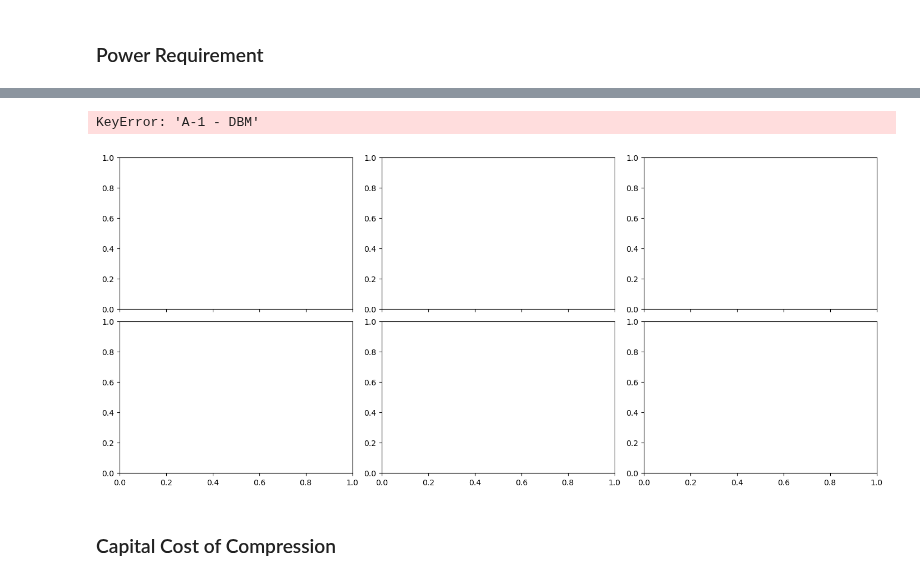
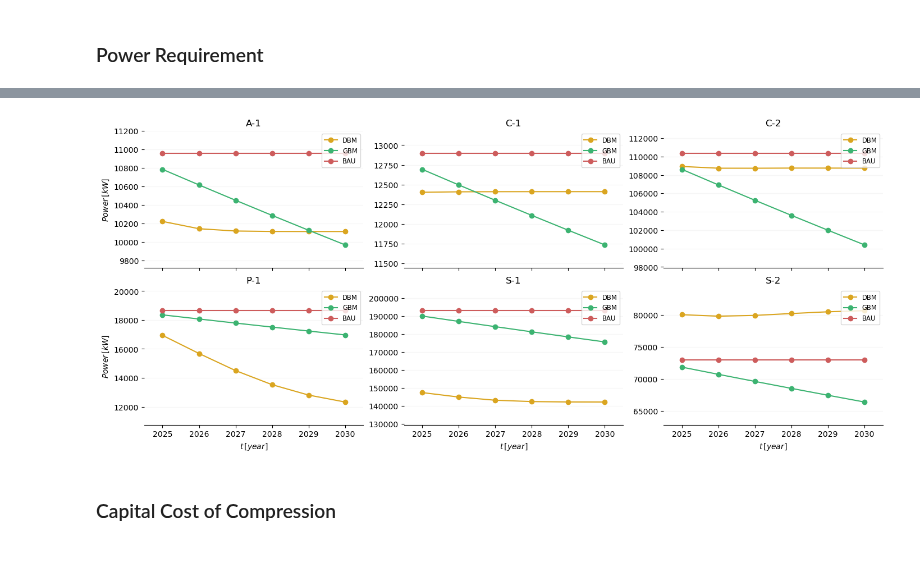
Before and after one commit to thiagoneye/costcaster, a Jupyter notebook: src/cost.ipynb, the cells around one changed output, grey strips where cells are left out. Saved outputs shown, nothing was run; the diff lists cells and outputs as text; code cells hidden in the pictures.

```diff
--- a/src/cost.ipynb
+++ b/src/cost.ipynb
@@ -154,12 +215,21 @@ def plot_dataframes(df, list_of_companies, plot_config):
 # response = requests.get(URL)
 
 # df = pd.read_excel(BytesIO(response.content), engine="openpyxl")
-# df = pd.read_excel("../data/Forecast (MtCO2e).xlsx")
-df = pd.read_excel("../data/Forecast - Benchmark.xlsx")
+df = pd.read_excel("../data/Forecast (MtCO2e).xlsx")
+df_b = pd.read_excel("../data/Forecast - Benchmark.xlsx")
 
 df.drop(columns="Unnamed: 0", inplace=True)
 df.set_index("Years", inplace=True)
-display(df)
+
+df_b.drop(columns="Unnamed: 0", inplace=True)
+df_b.set_index("Years", inplace=True)
+df_b = df_b.loc[df_b.index != 2024, :]
+
+for column_name in df_b.columns:
+    df_b.rename(columns={column_name: column_name + " - GBM"}, inplace=True)
 
 list_of_companies = ["A-1", "C-1", "C-2", "P-1", "S-1", "S-2"]
+
+display(df)
+display(df_b)
 # %% [output]
@@ -229,6 +307,7 @@ stage_k = []
 stage_power = []
 for compression_ratio in compression_ratio_stage:
     k, power = calculate_compression_power(
+        kappa,
         specific_heat_cp,
         mass_flow_rate,
         gas_constant,
@@ -244,10 +323,14 @@ for compression_ratio in compression_ratio_stage:
 # Convertion to tCO2e
 
 df = df * 1e6
+df_b = df_b * 1e6
 
 # Carbon Capture Percentage
 
 corrected_carbon_emissions = df.copy()
 corrected_carbon_emissions = corrected_carbon_emissions * 0.76
 display(corrected_carbon_emissions.round(0).astype(int))
+
+corrected_carbon_emissions_b = df_b.copy()
+corrected_carbon_emissions_b = corrected_carbon_emissions_b * 0.76
 # %% [output]
@@ -265,33 +347,37 @@ display(corrected_carbon_emissions.round(0).astype(int))
 # %%
 # Total Power Requirement [kW]
 
-power_requirement = 0
-for k, compression_ratio in zip(stage_k, compression_ratio_stage):
-    # Calculates the power for the current stage
-    power_per_stage = (
-        (
-            (corrected_carbon_emissions / 365)
-            * compression_ratio
-            * gas_constant
-            * inlet_temp
-            / (molar_mass * isentropic_efficiency)
-        )
-        * (k / (k - 1))
-        * (pressure_ratio_per_stage ** (((k - 1) / k)) - 1)
-    )
+power_requirement = calculate_power_requirement(
+    stage_k,
+    compression_ratio_stage,
+    corrected_carbon_emissions,
+    gas_constant,
+    inlet_temp,
+    molar_mass,
+    isentropic_efficiency,
+    pressure_ratio_per_stage,
+    kappa,
+)
+display(power_requirement.round(0).astype(int))
 
-    # Totals the power
-    power_requirement += power_per_stage
-
-# Multiply the total result by the conversion factor
-power_requirement *= kappa
-display(power_requirement.round(0).astype(int))
+power_requirement_b = calculate_power_requirement(
+    stage_k,
+    compression_ratio_stage,
+    corrected_carbon_emissions_b,
+    gas_constant,
+    inlet_temp,
+    molar_mass,
+    isentropic_efficiency,
+    pressure_ratio_per_stage,
+    kappa,
+)
 
 # Plot
 
 plot_power = {
     "ylabel": "$Power \\, [kW]$",
-    "save_path": "../img/power_requirement.png",
+    "leg_loc": "upper right",
+    "save_path": "../results/costs/power_requirement.png",
     "colors": {
         "DBM": mcolors.CSS4_COLORS["goldenrod"],
         "GBM": mcolors.CSS4_COLORS["mediumseagreen"],
@@ -312,5 +397,4 @@ plot_dataframes(power_requirement, list_of_companies, plot_power)
-KeyError: 'A-1 - DBM'
-[figure, old version]
+[figure, new version]
 # %% [markdown]
 ### Capital Cost of Compression
 # %%
```
Also changed, not shown: parts of 8 cells of this notebook, 22 other files.
